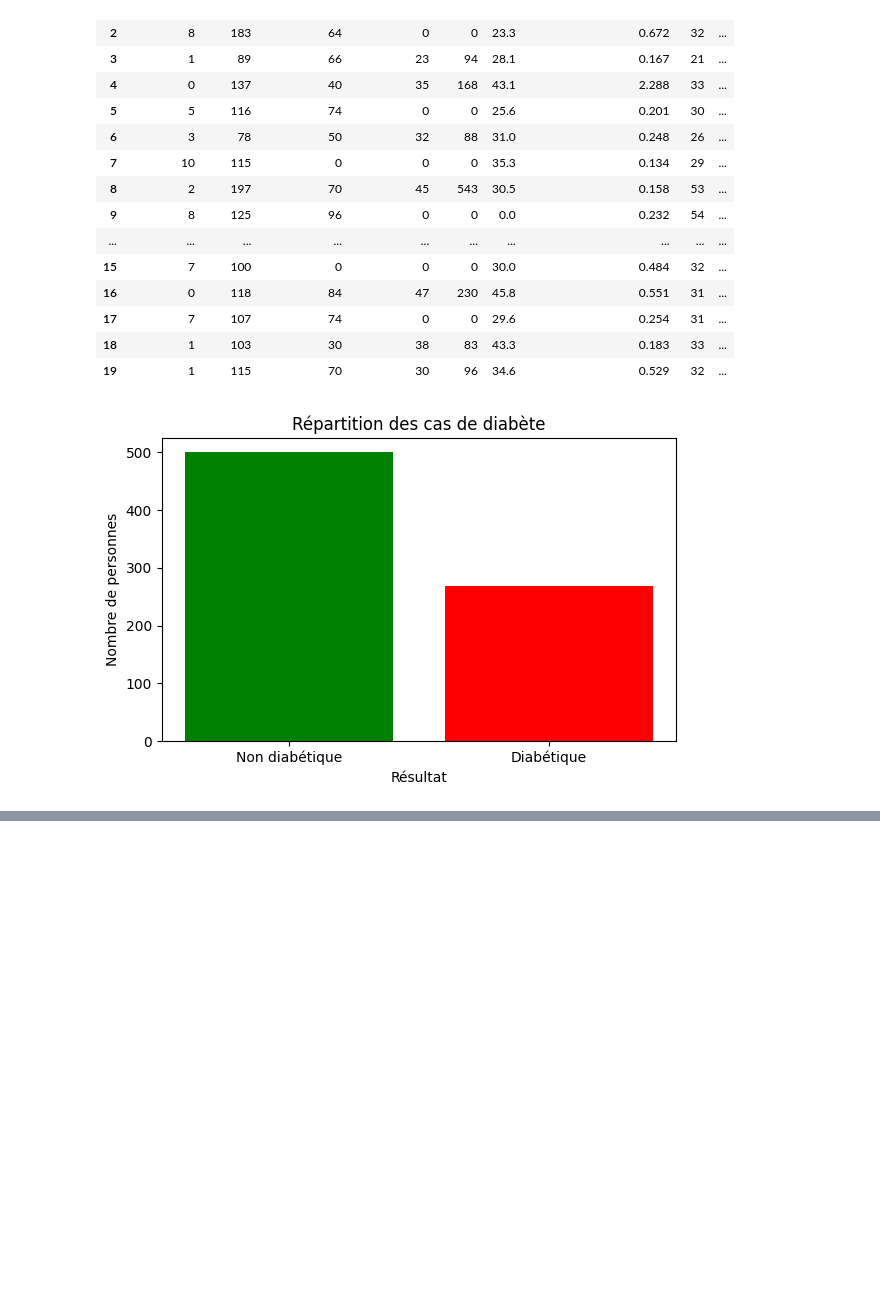
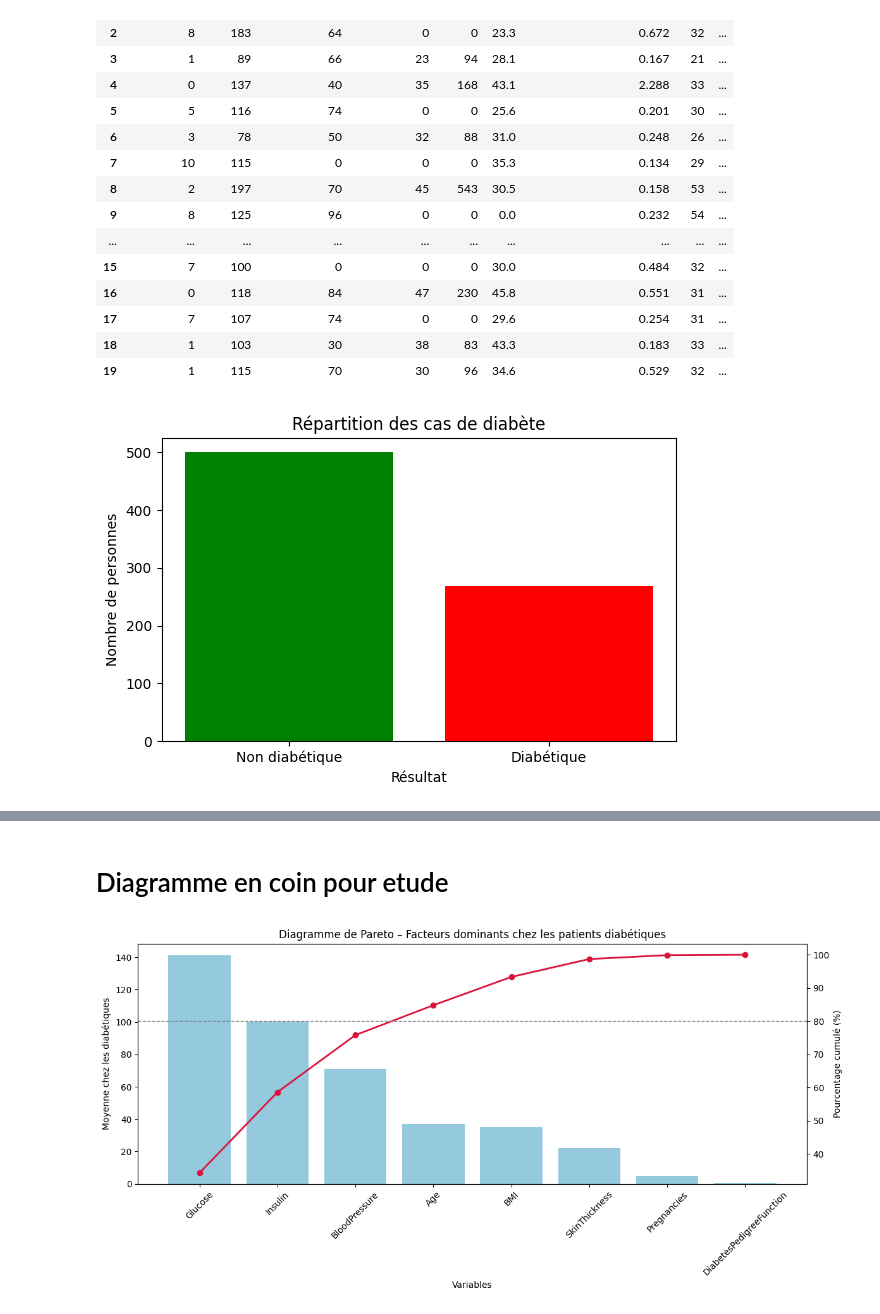
Before and after one commit to tougniachristian/TP_4DATA_VIZ, a Jupyter notebook: script.ipynb, the cells around one changed output, grey strips where cells are left out. Cells and saved outputs as stored; diff of their text form; code cells hidden in the pictures; blank space fills up the shorter version.

```diff
--- a/script.ipynb
+++ b/script.ipynb
@@ -49,0 +87,12 @@ plt.show()
+# %%
+# On découpe l'âge en groupes
+bins_age = [0, 20, 30, 40, 50, 60, 120]
+labels_age = ['<20', '20-30', '30-40', '40-50', '50-60', '60+']  # les noms des groupes
+
+data['AgeGroup'] = pd.cut(data['Age'], bins=bins_age, labels=labels_age)
+# %%
+# On découpe les niveaux de glucose
+bins_glucose = [0, 99, 125, 200]
+labels_glucose = ['Normal', 'Pré-diabète', 'Élevé']
+
+data['GlucoseLevel'] = pd.cut(data['Glucose'], bins=bins_glucose, labels=labels_glucose)
@@ -49,0 +132,2 @@ plt.show()
+# %% [markdown]
+# Diagramme en coin pour etude
@@ -49,0 +250,61 @@ plt.show()
+# %%
+import matplotlib.pyplot as plt
+import seaborn as sns
+
+def filtrer_donnees_diabetiques(data):
+    """Filtre les patients diabétiques."""
+    return data[data['Outcome'] == 1]
+
+def selectionner_colonnes_quantitatives():
+    """Retourne la liste des colonnes quantitatives d'intérêt."""
+    return ['Pregnancies', 'Glucose', 'BloodPressure', 'SkinThickness',
+            'Insulin', 'BMI', 'DiabetesPedigreeFunction', 'Age']
+
+def calculer_moyennes(data, colonnes):
+    """Calcule les moyennes des colonnes sélectionnées et les trie."""
+    return data[colonnes].mean().sort_values(ascending=False)
+
+def calculer_pourcentage_cumule(moyennes):
+    """Calcule le pourcentage cumulé à partir des moyennes."""
+    return moyennes.cumsum() / moyennes.sum() * 100
+
+def afficher_diagramme_pareto(moyennes, pourcentage_cumule):
+    """Affiche le diagramme de Pareto."""
+    fig, ax1 = plt.subplots(figsize=(12, 6))
+
+    # Barres : valeurs moyennes
+    sns.barplot(x=moyennes.index, y=moyennes.values, ax=ax1, color='skyblue')
+    ax1.set_ylabel("Moyenne chez les diabétiques")
+    ax1.set_xlabel("Variables")
+    ax1.tick_params(axis='x', rotation=45)
+
+    # Courbe : pourcentage cumulé
+    ax2 = ax1.twinx()
+    ax2.plot(moyennes.index, pourcentage_cumule, color='crimson', marker='o', linestyle='-', linewidth=2)
+    ax2.set_ylabel("Pourcentage cumulé (%)")
+    ax2.axhline(80, color='gray', linestyle='--', linewidth=1)
+
+    # Titre
+    plt.title("Diagramme de Pareto – Facteurs dominants chez les patients diabétiques")
+    plt.tight_layout()
+    plt.show()
+
+# ====== Utilisation des fonctions ======
+
+def generer_pareto_diabetiques(data):
+    """Pipeline complet pour générer un diagramme de Pareto des diabétiques."""
+    data_diabetiques = filtrer_donnees_diabetiques(data)
+    colonnes = selectionner_colonnes_quantitatives()
+    moyennes = calculer_moyennes(data_diabetiques, colonnes)
+    pourcentage_cumule = calculer_pourcentage_cumule(moyennes)
+    afficher_diagramme_pareto(moyennes, pourcentage_cumule)
+
+
+
+
+
+
+
+generer_pareto_diabetiques(data)
+# %% [output]
+[figure, added]
```
Also changed, not shown: parts of 8 cells of this notebook, 2 other files.
